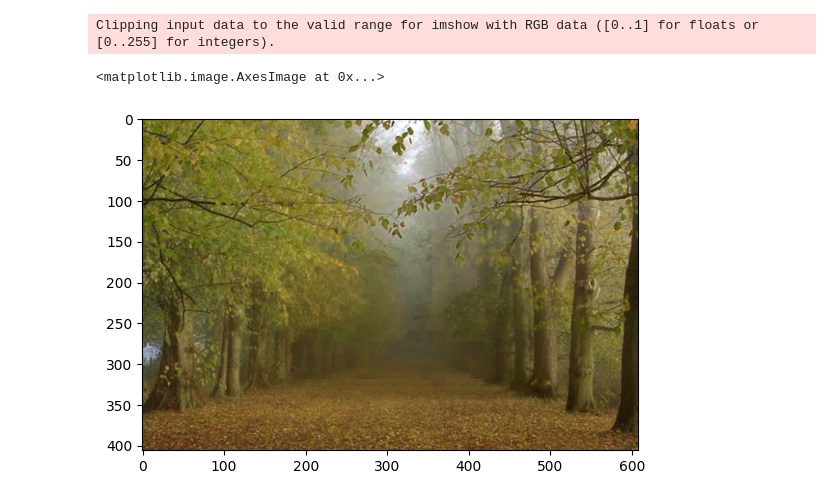
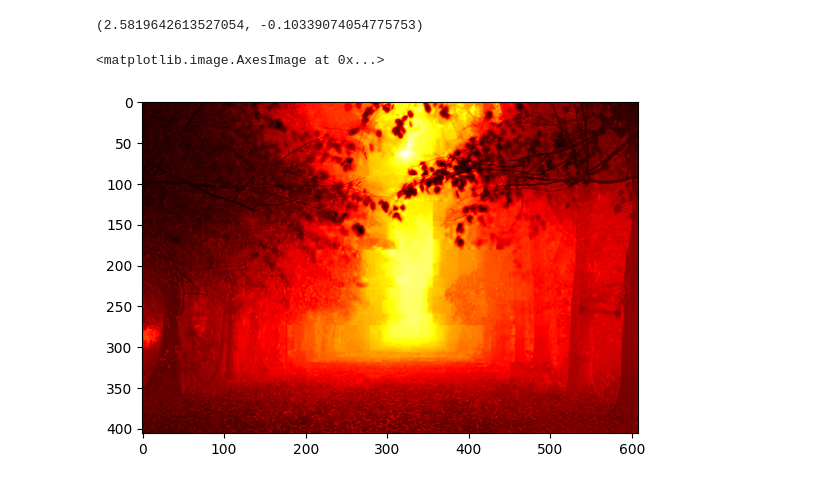
Before and after one commit to Dashvvood/dehaze-dcp, a Jupyter notebook: demo.ipynb, the cells around one changed output. Drawn from its saved outputs; the diff is of its cells as text; code cells hidden in the pictures.

Commit message:
feat(dcp.py): update code
- add PCG algorithm for solving Ax=b
- add get_depth fn

```diff
--- a/demo.ipynb
+++ b/demo.ipynb
@@ -7,5 +10,5 @@ from PIL import Image
 from dcp import *
 import matplotlib.pyplot as plt
 # %%
-im = Image.open("./data/a.png")
-im = np.asarray(im, dtype=np.float64)/255
+im0 = Image.open("./data/tmp.png")
+im = np.asarray(im0, dtype=np.float64)/255
@@ -11,0 +19,2 @@ im = np.asarray(im, dtype=np.float64)/255
+# %%
+t1 = soft_matting(im, tilde_t)
@@ -47,6 +64,11 @@ plt.imshow(t.reshape(im.shape[:2]))
+# %%
+D = get_depth(t1)
+# %%
+D.max(), D.min()
+# %% [output]
+(2.5819642613527054, -0.10339074054775753)
 # %%
-plt.imshow(J)
+plt.imshow(D, cmap="hot")
 # %% [output]
-Clipping input data to the valid range for imshow with RGB data ([0..1] for floats or [0..255] for integers).
+<matplotlib.image.AxesImage at 0x...>
-<matplotlib.image.AxesImage at 0x...>
-[figure, old version]
+[figure, new version]
```
Also changed, not shown: parts of 10 cells of this notebook, 5 other files.
